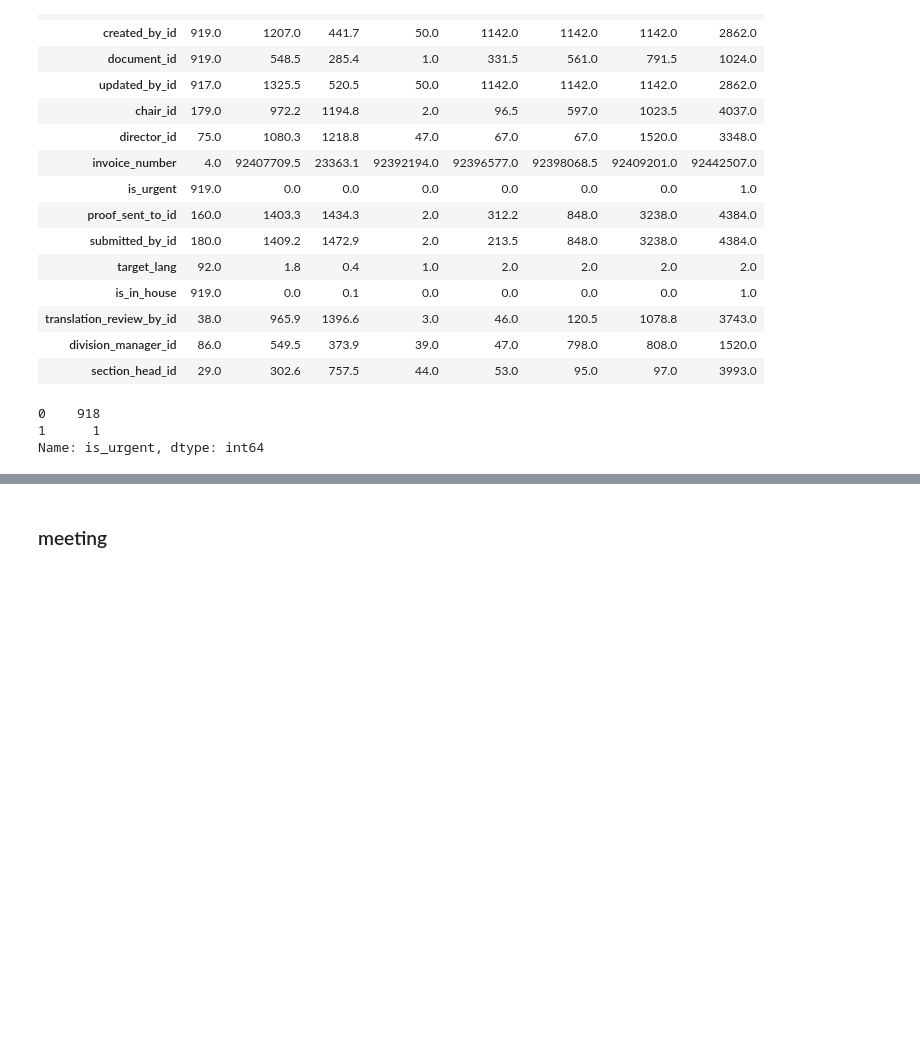
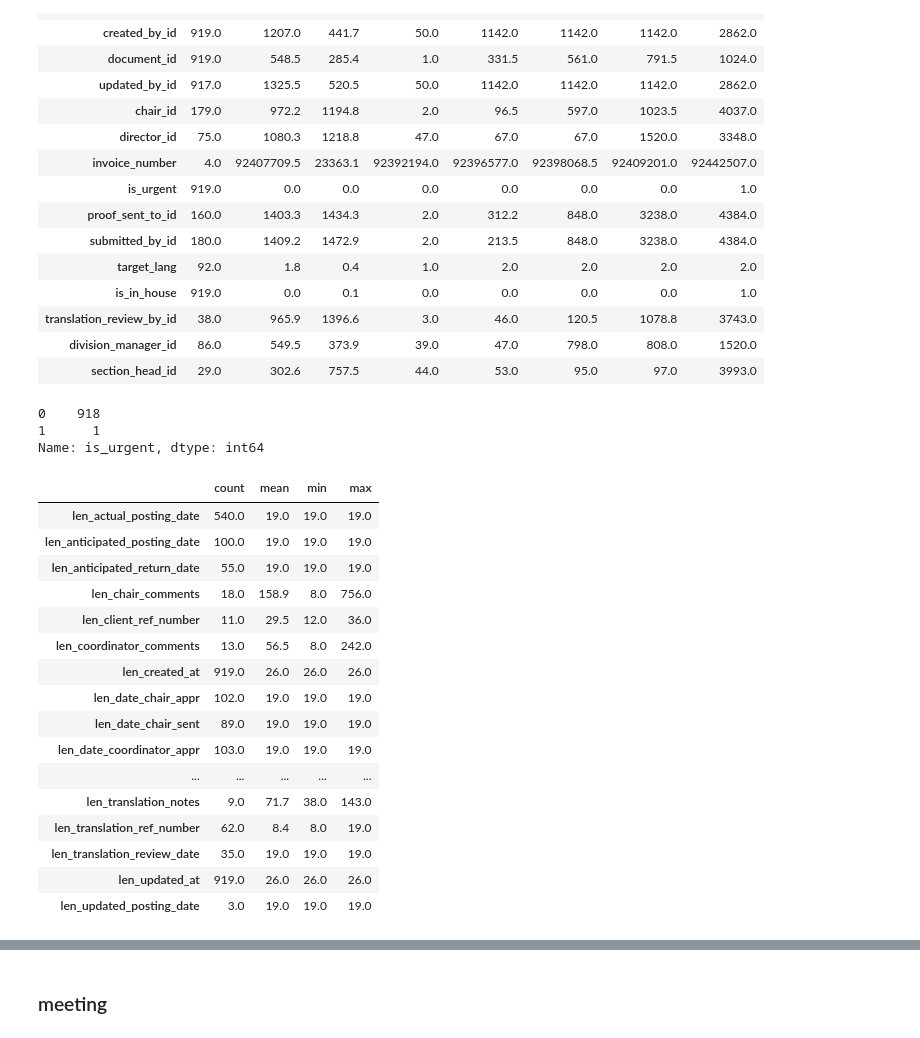
Before and after one commit to KevinCarr42/CSAS-Exploratory-Data-Analysis, a Jupyter notebook: CSAS EDA.ipynb, the cells around one changed output, grey strips where cells are left out. Saved outputs shown, nothing was run; the diff lists cells and outputs as text; code cells hidden in the pictures; blank space fills up the shorter version.

```diff
--- a/CSAS EDA.ipynb
+++ b/CSAS EDA.ipynb
@@ -497,3 +517,25 @@ documenttracking.is_urgent.value_counts()
 0    918
 1      1
 Name: is_urgent, dtype: int64
+# %%
+# create length of cell contents columns for all object columns
+for x in [x for x in documenttracking.columns if str(x)[-2:]!='id']:
+    documenttracking['len_'+x] = documenttracking[x].dropna().astype(str).str.len()
+# %% [output]
+|  | count | mean | min | max |
+| len_actual_posting_date | 540.0 | 19.0 | 19.0 | 19.0 |
+| len_anticipated_posting_date | 100.0 | 19.0 | 19.0 | 19.0 |
+| len_anticipated_return_date | 55.0 | 19.0 | 19.0 | 19.0 |
+| len_chair_comments | 18.0 | 158.9 | 8.0 | 756.0 |
+| len_client_ref_number | 11.0 | 29.5 | 12.0 | 36.0 |
+| len_coordinator_comments | 13.0 | 56.5 | 8.0 | 242.0 |
+| len_created_at | 919.0 | 26.0 | 26.0 | 26.0 |
+| len_date_chair_appr | 102.0 | 19.0 | 19.0 | 19.0 |
+| len_date_chair_sent | 89.0 | 19.0 | 19.0 | 19.0 |
+| len_date_coordinator_appr | 103.0 | 19.0 | 19.0 | 19.0 |
+| ... | ... | ... | ... | ... |
+| len_translation_notes | 9.0 | 71.7 | 38.0 | 143.0 |
+| len_translation_ref_number | 62.0 | 8.4 | 8.0 | 19.0 |
+| len_translation_review_date | 35.0 | 19.0 | 19.0 | 19.0 |
+| len_updated_at | 919.0 | 26.0 | 26.0 | 26.0 |
+| len_updated_posting_date | 3.0 | 19.0 | 19.0 | 19.0 |
```
Also changed, not shown: parts of 4 cells of this notebook.
